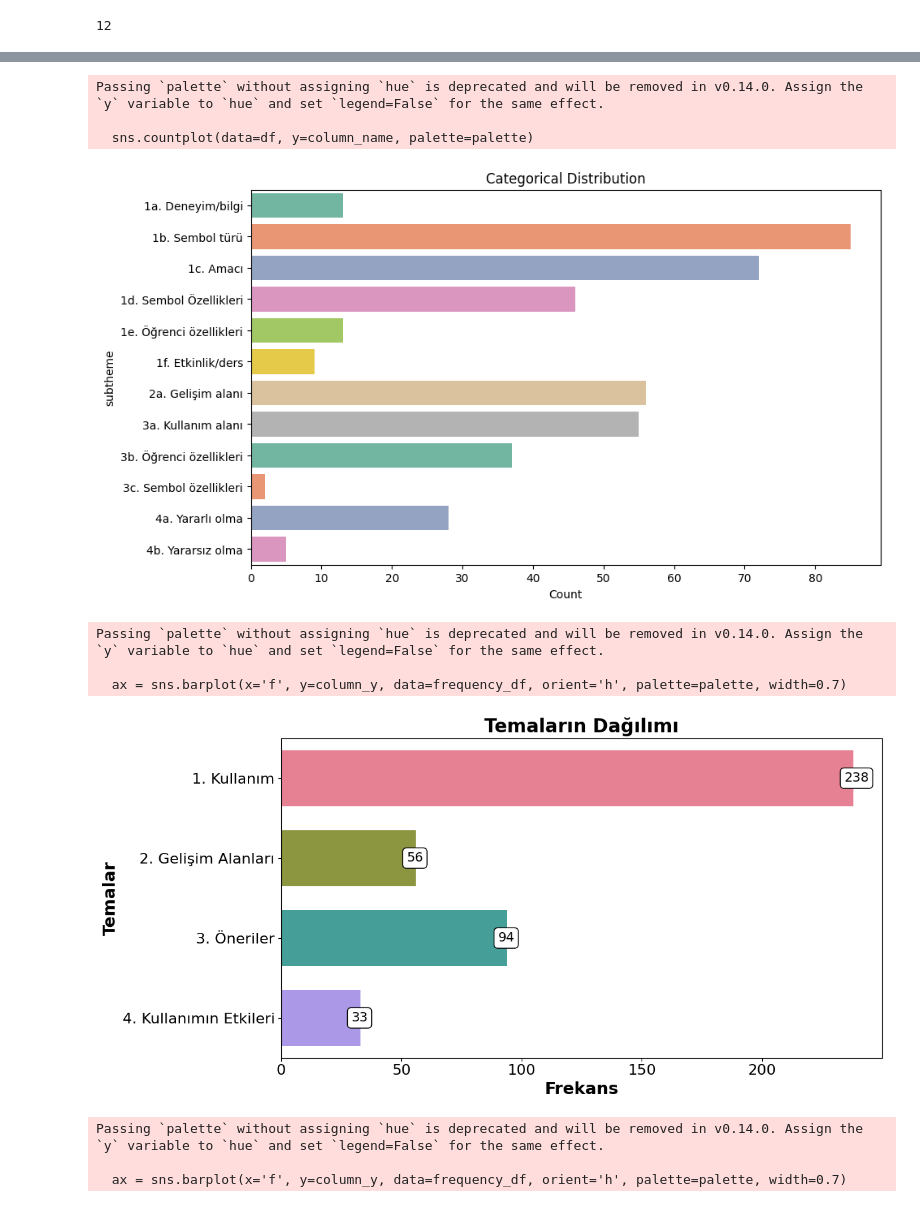
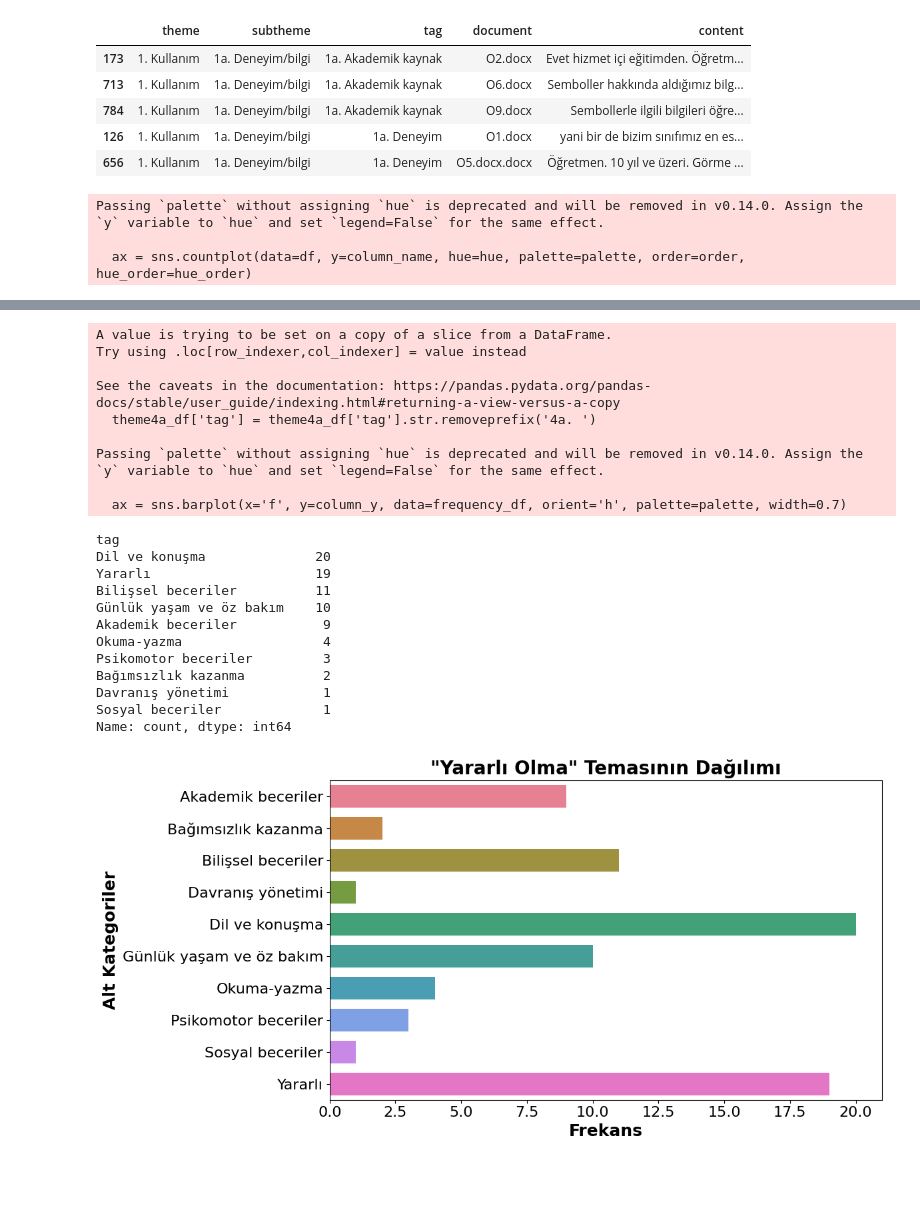
Before and after one commit to mdogus/tangible, a Jupyter notebook: notebooks/analysis.ipynb, the cells around one changed output, grey strips where cells are left out. Drawn from its saved outputs; the diff is of its cells as text; code cells hidden in the pictures; blank space fills up the shorter version.

Commit message:
UOEK2024

```diff
--- a/notebooks/analysis.ipynb
+++ b/notebooks/analysis.ipynb
@@ -11,14 +11,16 @@ c:\Users\user\Documents\Python Projects\tangible
 # %%
 # Data Frames
 from src.data_loader import load_data
+from src.data_loader import load_data, load_data_with_delimiter
 from src.data_analysis import create_themes
 from src.themes_tangible import themes
 
 # Load data
-df = load_data('data/tangible.csv')
+#df = load_data('data/tangible-uoek.csv')
+df = load_data_with_delimiter('data/tangible-uoek.csv', delimiter=';')
 
 # İlk birkaç satırı görüntüle
-#df.head()
+df.head()
 
 # Tema için DF'yi tanımlama
 themes_df = create_themes(df, themes.theme_prefixes, themes.theme_names, themes.subtheme_prefixes, themes.subtheme_names)
@@ -27,7 +29,14 @@ themes_df = themes_df.sort_values(by=['tag', 'document'], ascending=True)
 # Sütunları sıralama
 themes_df = themes_df[['theme', 'subtheme', 'tag', 'document', 'content']]
 # Yeni sütunları kontrol etme
-#themes_df.head()
+themes_df.head()
+# %% [output]
+|  | theme | subtheme | tag | document | content |
+| 173 | 1. Kullanım | 1a. Deneyim/bilgi | 1a. Akademik kaynak | O2.docx | Evet hizmet içi eğitimden. Öğretm... |
+| 713 | 1. Kullanım | 1a. Deneyim/bilgi | 1a. Akademik kaynak | O6.docx | Semboller hakkında aldığımız bilg... |
+| 784 | 1. Kullanım | 1a. Deneyim/bilgi | 1a. Akademik kaynak | O9.docx | Sembollerle ilgili bilgileri öğre... |
+| 126 | 1. Kullanım | 1a. Deneyim/bilgi | 1a. Deneyim | O1.docx | yani bir de bizim sınıfımız en es... |
+| 656 | 1. Kullanım | 1a. Deneyim/bilgi | 1a. Deneyim | O5.docx.docx | Öğretmen. 10 yıl ve üzeri. Görme ... |
 # %%
 # Üst kategoriye göre gruplandırma ve içeriklerin listesini oluşturma
 #grouped_content = df.groupby('subtheme')['tag'].apply(list)
@@ -68,32 +77,43 @@ plot_categorical_distribution(themes_df, column_name='subtheme')
 
 # (UOEK 2024) İstatistikler
 # Temaların dağılımı
-create_frequency_bar_tangible(themes_df, column_y='theme', y_label='Temalar', title='Temaların Dağılımı')
-create_frequency_bar_tangible(themes_df, column_y='subtheme', y_label='Temalar', title='Temaların Dağılımı')
+
+#create_frequency_bar_tangible(themes_df, column_y='theme', y_label='Temalar', title='Temaların Dağılımı', show_frequency=False)
+#create_frequency_bar_tangible(themes_df, column_y='subtheme', y_label='Temalar', title='Temaların Dağılımı')
 # Tabloyu oluşturma
 #create_table(themes_df, column_y='theme', y_label='Temalar', title='Temaların Dağılımı')
 #create_striped_table(themes_df, column_y='theme', y_label='Temalar', title='Temaların Dağılımı')
 # Tema 1 için
 #theme1_df = themes_df.loc[themes_df['theme'].str.startswith('1. Kullanım')]
-#theme1_df.head()
+#print(theme1_df['subtheme'].value_counts())
 #create_frequency_bar_tangible(theme1_df, column_y='subtheme', y_label='Alt Temalar', title='"1. Kullanım" Temasının Dağılımı')
 # Tema 2 için
 #theme2_df = themes_df.loc[themes_df['tag'].str.startswith('2a')]
 #theme2_df.head()
+#print(theme2_df['tag'].value_counts())
 #create_frequency_bar_tangible(theme2_df, column_y='tag', y_label='Alt Temalar', title='"2. Gelişim Alanları" Temasının Dağılımı')
 # Tema 3 için
 #theme3_df = themes_df.loc[themes_df['theme'].str.startswith('3.')]
 #theme3_df.head()
+#print(theme3_df['subtheme'].value_counts())
 #create_frequency_bar_tangible(theme3_df, column_y='subtheme', y_label='Alt Temalar', title='"3. Öneriler" Temasının Dağılımı')
-# Tema 3 için
+# Tema 4 için
 #theme4_df = themes_df.loc[themes_df['theme'].str.startswith('4.')]
 #theme4_df.head()
+#print(theme4_df['subtheme'].value_counts())
 #create_frequency_bar_tangible(theme4_df, column_y='subtheme', y_label='Alt Temalar', title='"4. Kullanımın Etkileri" Temasının Dağılımı')
-# Tema 4 için
-#theme4a_df = themes_df.loc[themes_df['tag'].str.startswith('4a')]
-#theme4a_df['tag'] = theme4a_df['tag'].str.removeprefix('4a. ')
-#theme4a_df.head()
-#create_frequency_bar_tangible(theme4a_df, column_y='tag', y_label='Alt Temalar', title='"4. Kullanımın Etkileri" Temasının Dağılımı')
+# Tema 4a için
+theme4a_df = themes_df.loc[themes_df['tag'].str.startswith('4a')]
+theme4a_df['tag'] = theme4a_df['tag'].str.removeprefix('4a. ')
+theme4a_df.head()
+print(theme4a_df['tag'].value_counts())
+create_frequency_bar_tangible(theme4a_df, column_y='tag', y_label='Alt Kategoriler', title='"Yararlı Olma" Temasının Dağılımı')
+# Tema 4b için
+theme4b_df = themes_df.loc[themes_df['tag'].str.startswith('4b')]
+theme4b_df['tag'] = theme4a_df['tag'].str.removeprefix('4b. ')
+theme4b_df.head()
+print(theme4b_df['tag'].value_counts())
+create_frequency_bar_tangible(theme4b_df, column_y='tag', y_label='Alt Kategoriler', title='"Yararsız Olma" Temasının Dağılımı')
 
 # Dağılım grafiği
 #plot_numerical_distribution(frequency_df, column_name='document', title='Title')
@@ -102,4 +122,6 @@ create_frequency_bar_tangible(themes_df, column_y='subtheme', y_label='Temalar',
 #plot_frequency_bar(frequency_df)
 #plot_frequency_bar(themes_df.groupby(['subtheme']).size().reset_index(name='f'))
 # %% [output]
-12
+Passing `palette` without assigning `hue` is deprecated and will be removed in v0.14.0. Assign the `y` variable to `hue` and set `legend=False` for the same effect.
+
+  ax = sns.countplot(data=df, y=column_name, hue=hue, palette=palette, order=order, hue_order=hue_order)
@@ -106,11 +129,22 @@ create_frequency_bar_tangible(themes_df, column_y='subtheme', y_label='Temalar',
+A value is trying to be set on a copy of a slice from a DataFrame.
+Try using .loc[row_indexer,col_indexer] = value instead
+
+See the caveats in the documentation: https://pandas.pydata.org/pandas-docs/stable/user_guide/indexing.html#returning-a-view-versus-a-copy
+  theme4a_df['tag'] = theme4a_df['tag'].str.removeprefix('4a. ')
+
 Passing `palette` without assigning `hue` is deprecated and will be removed in v0.14.0. Assign the `y` variable to `hue` and set `legend=False` for the same effect.
 
-  sns.countplot(data=df, y=column_name, palette=palette)
+  ax = sns.barplot(x='f', y=column_y, data=frequency_df, orient='h', palette=palette, width=0.7)
-[figure, old version]
-Passing `palette` without assigning `hue` is deprecated and will be removed in v0.14.0. Assign the `y` variable to `hue` and set `legend=False` for the same effect.
-
-  ax = sns.barplot(x='f', y=column_y, data=frequency_df, orient='h', palette=palette, width=0.7)
+tag
+Dil ve konuşma              20
+Yararlı                     19
+Bilişsel beceriler          11
+Günlük yaşam ve öz bakım    10
+Akademik beceriler           9
+Okuma-yazma                  4
+Psikomotor beceriler         3
+Bağımsızlık kazanma          2
+Davranış yönetimi            1
+Sosyal beceriler             1
+Name: count, dtype: int64
-[figure, old version]
+[figure, new version]
-Passing `palette` without assigning `hue` is deprecated and will be removed in v0.14.0. Assign the `y` variable to `hue` and set `legend=False` for the same effect.
-
-  ax = sns.barplot(x='f', y=column_y, data=frequency_df, orient='h', palette=palette, width=0.7)
```
Also changed, not shown: parts of 2 cells of this notebook, 14 other files.
